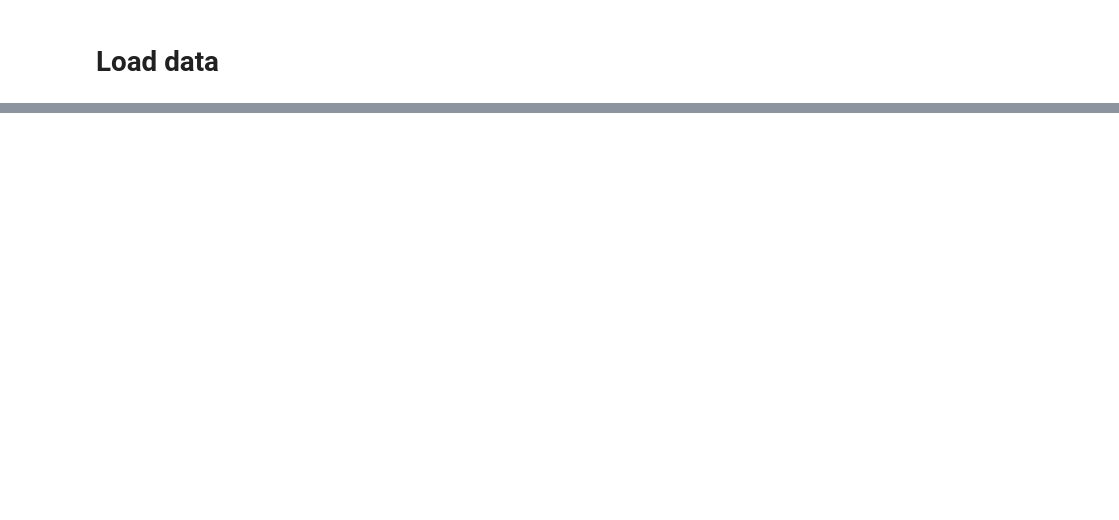
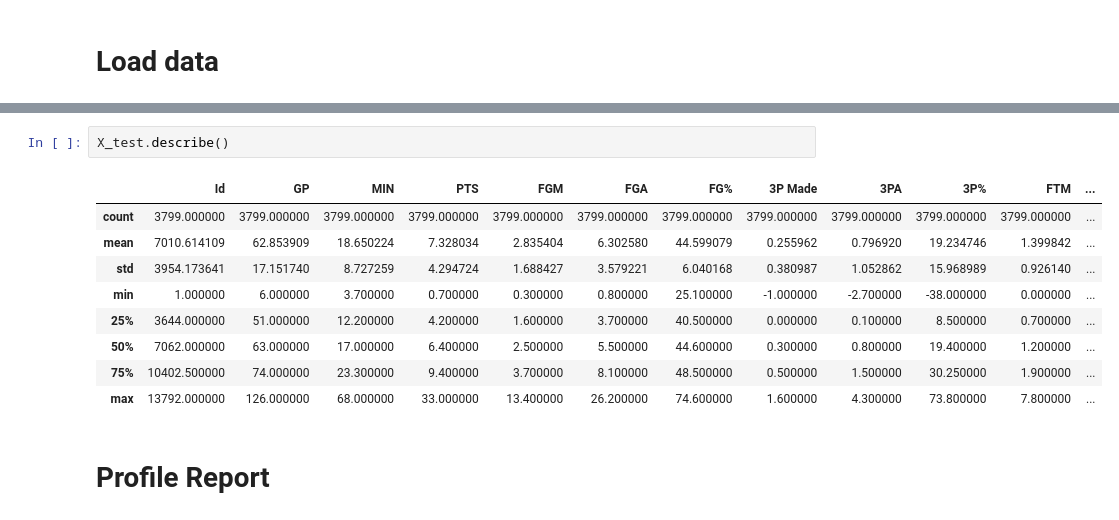
Before and after one commit to roger-yu-ds/assignment_1, a Jupyter notebook: notebooks/prepare_data_roger.ipynb, the cells around one changed output, grey strips where cells are left out. Drawn from its saved outputs; the diff is of its cells as text; blank space fills up the shorter version.

```diff
--- a/notebooks/prepare_data_roger.ipynb
+++ b/notebooks/prepare_data_roger.ipynb
@@ -53,3 +75,17 @@ df_data.describe()
 | 75% | 10299.250000 | 74.000000 | 23.500000 | 9.500000 | 3.700000 | 8.100000 | 48.700000 | 0.500000 | 1.500000 | 30.600000 | ... | ... |
 | max | 13798.000000 | 123.000000 | 73.800000 | 34.200000 | 13.100000 | 28.900000 | 67.200000 | 1.700000 | 4.700000 | 82.100000 | ... | ... |
 8 rows × 21 columns
+# %%
+X_test.describe()
+# %% [output]
+|  | Id | GP | MIN | PTS | FGM | FGA | FG% | 3P Made | 3PA | 3P% | FTM | ... |
+| count | 3799.000000 | 3799.000000 | 3799.000000 | 3799.000000 | 3799.000000 | 3799.000000 | 3799.000000 | 3799.000000 | 3799.000000 | 3799.000000 | 3799.000000 | ... |
+| mean | 7010.614109 | 62.853909 | 18.650224 | 7.328034 | 2.835404 | 6.302580 | 44.599079 | 0.255962 | 0.796920 | 19.234746 | 1.399842 | ... |
+| std | 3954.173641 | 17.151740 | 8.727259 | 4.294724 | 1.688427 | 3.579221 | 6.040168 | 0.380987 | 1.052862 | 15.968989 | 0.926140 | ... |
+| min | 1.000000 | 6.000000 | 3.700000 | 0.700000 | 0.300000 | 0.800000 | 25.100000 | -1.000000 | -2.700000 | -38.000000 | 0.000000 | ... |
+| 25% | 3644.000000 | 51.000000 | 12.200000 | 4.200000 | 1.600000 | 3.700000 | 40.500000 | 0.000000 | 0.100000 | 8.500000 | 0.700000 | ... |
+| 50% | 7062.000000 | 63.000000 | 17.000000 | 6.400000 | 2.500000 | 5.500000 | 44.600000 | 0.300000 | 0.800000 | 19.400000 | 1.200000 | ... |
+| 75% | 10402.500000 | 74.000000 | 23.300000 | 9.400000 | 3.700000 | 8.100000 | 48.500000 | 0.500000 | 1.500000 | 30.250000 | 1.900000 | ... |
+| max | 13792.000000 | 126.000000 | 68.000000 | 33.000000 | 13.400000 | 26.200000 | 74.600000 | 1.600000 | 4.300000 | 73.800000 | 7.800000 | ... |
+# %% [markdown]
+# Profile Report
```
Also changed, not shown: parts of 27 cells of this notebook, 2 other files.
